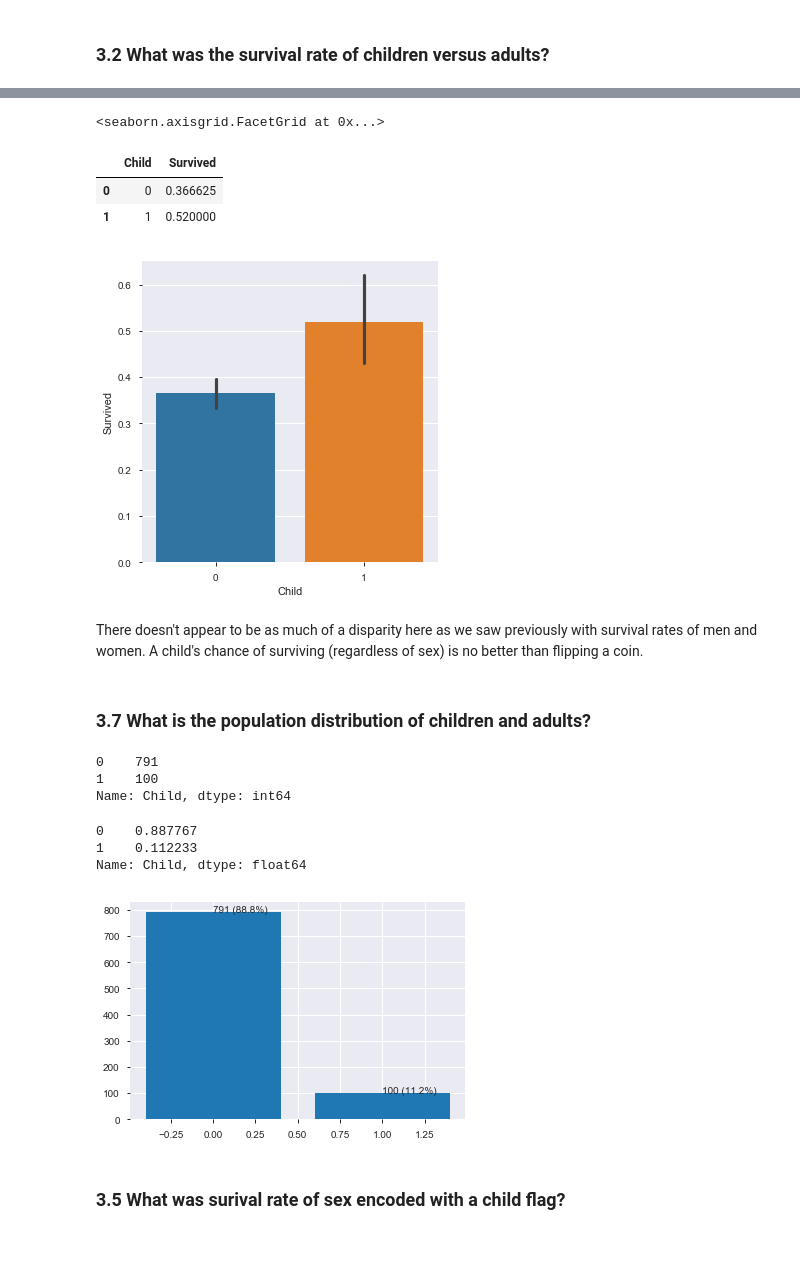
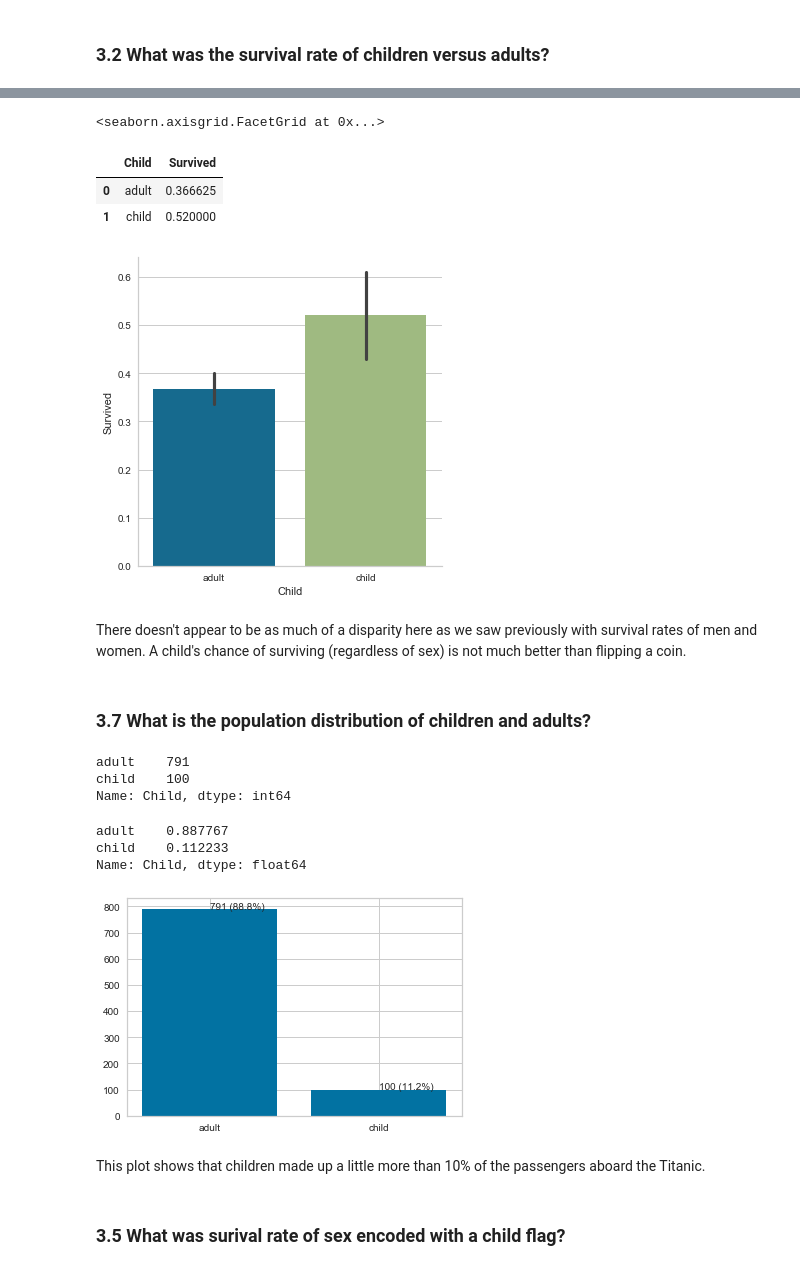
Before and after one commit to chadbartel/Data-Science-Projects, a Jupyter notebook: Titanic/Code/Model/Experiments/Experiment09/eda_titanic_09.ipynb, the cells around one changed output, grey strips where cells are left out. Drawn from its saved outputs; the diff is of its cells as text; code cells hidden in the pictures.

```diff
--- a/Titanic/Code/Model/Experiments/Experiment09/eda_titanic_09.ipynb
+++ b/Titanic/Code/Model/Experiments/Experiment09/eda_titanic_09.ipynb
@@ -451,0 +451,3 @@ Name: Sex, dtype: float64
+# %%
+titanic.data['Child'] = "adult"
+titanic.data.loc[titanic.data['Age_Impute']<16, 'Child'] = "child"
@@ -452,16 +467,14 @@ Name: Sex, dtype: float64
 # %%
-titanic.data['Child'] = 0
-titanic.data.loc[titanic.data['Age_Impute']<16, 'Child'] = 1
 sns.catplot(x="Child", y="Survived", data=titanic.data, kind='bar', orient='v')
 titanic.get_target_correlation('Child')
 # %% [output]
 <seaborn.axisgrid.FacetGrid at 0x...>
 |  | Child | Survived |
-| 0 | 0 | 0.366625 |
-| 1 | 1 | 0.520000 |
+| 0 | adult | 0.366625 |
+| 1 | child | 0.520000 |
-[figure, old version]
+[figure, new version]
 # %% [markdown]
-There doesn't appear to be as much of a disparity here as we saw previously with survival rates of men and women. A child's chance of surviving (regardless of sex) is no better than flipping a coin.
+There doesn't appear to be as much of a disparity here as we saw previously with survival rates of men and women. A child's chance of surviving (regardless of sex) is not much better than flipping a coin.
 # %% [markdown]
 ### 3.7 What is the population distribution of children and adults?
 # %%
@@ -469,13 +482,15 @@ titanic.get_value_counts('Child')
 titanic.get_value_counts('Child', normalize=True)
 titanic.plot_value_counts('Child')
 # %% [output]
-0    791
-1    100
+adult    791
+child    100
 Name: Child, dtype: int64
-0    0.887767
-1    0.112233
+adult    0.887767
+child    0.112233
 Name: Child, dtype: float64
-[figure, old version]
+[figure, new version]
+# %% [markdown]
+This plot shows that children made up a little more than 10% of the passengers aboard the Titanic.
 # %% [markdown]
 ### 3.5 What was surival rate of sex encoded with a child flag?
 # %%
```
Also changed, not shown: parts of 32 cells of this notebook.
